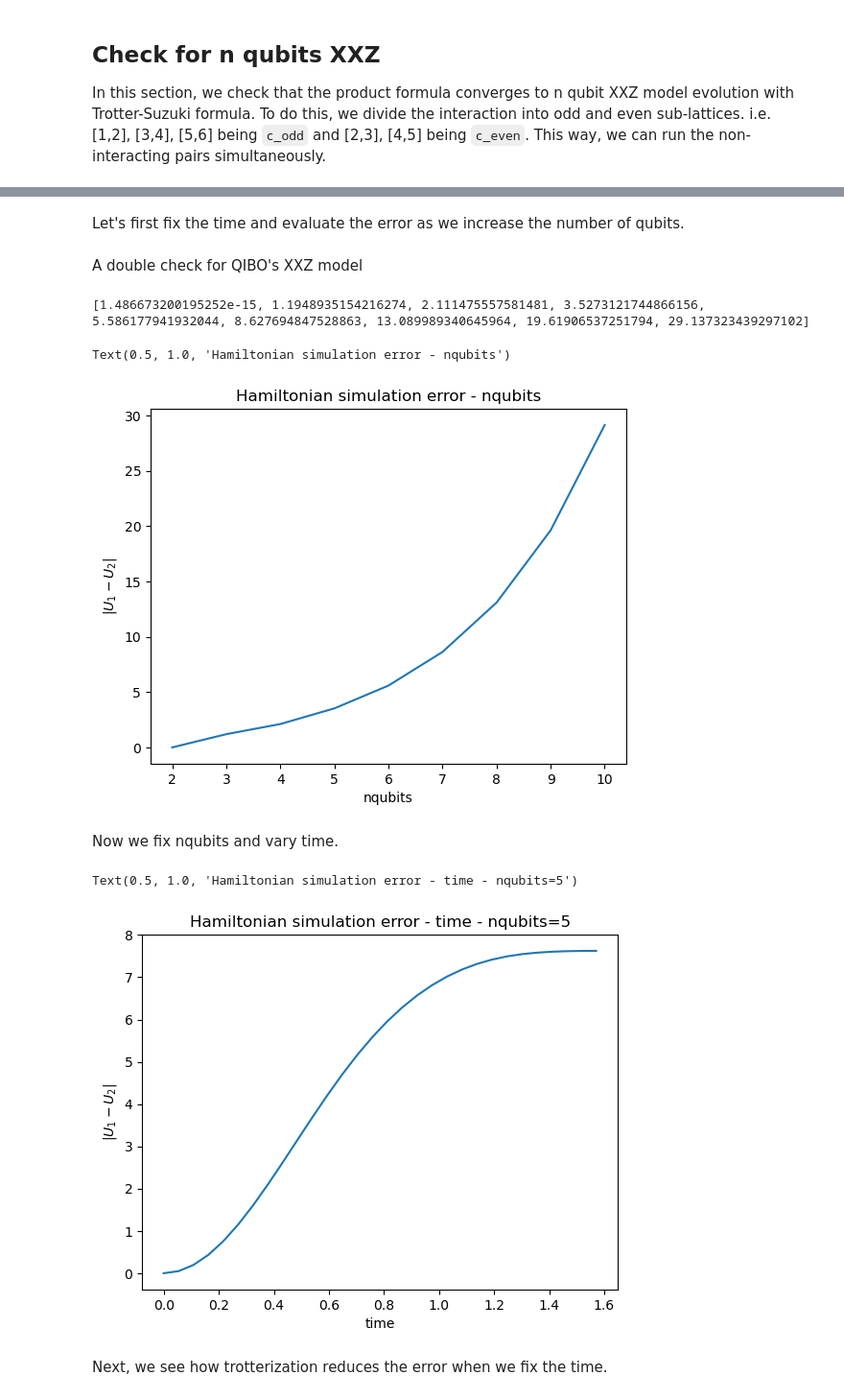
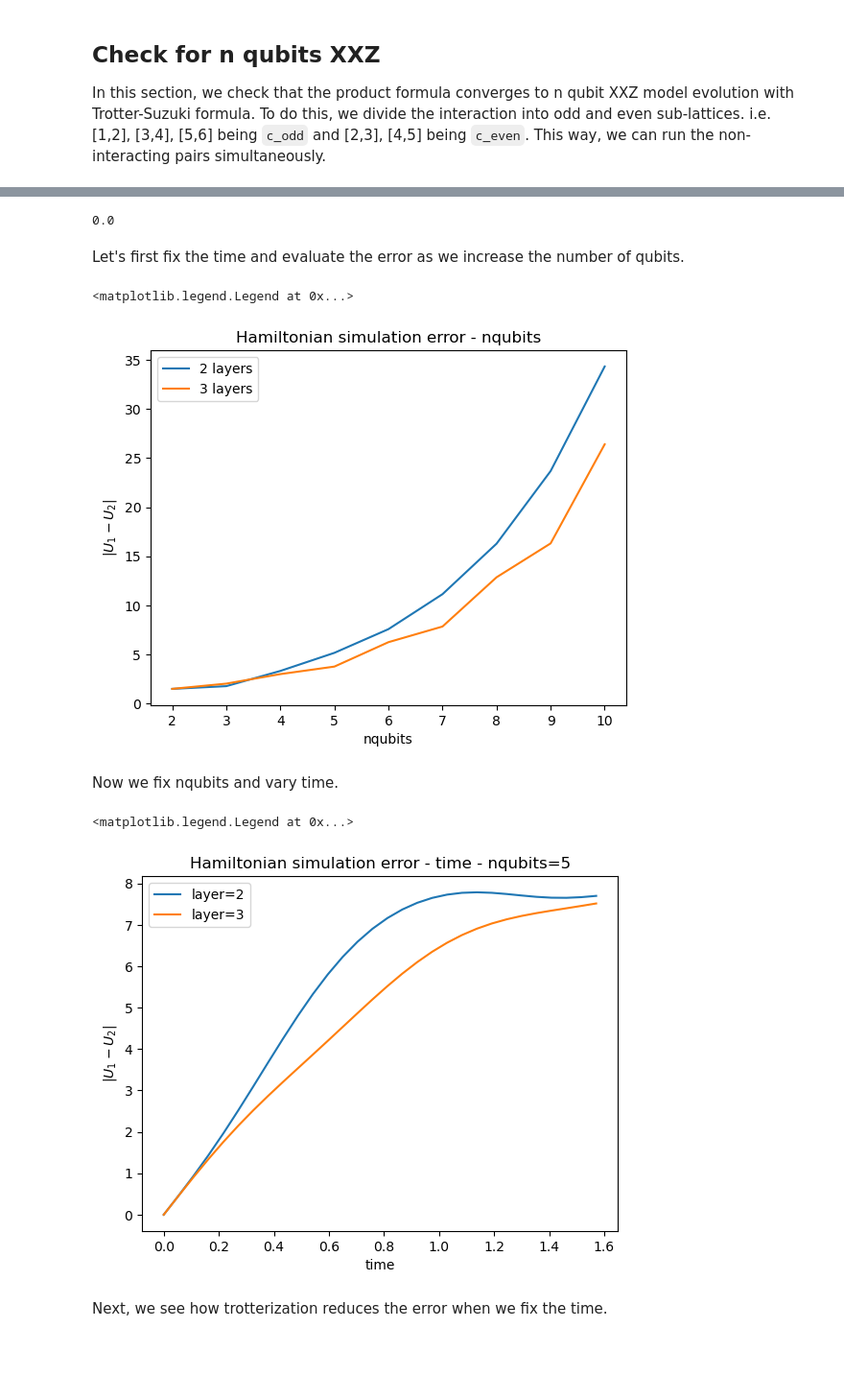
Before and after one commit to qiboteam/boostvqe, a Jupyter notebook: notebooks/quantinuum_native_gate_compilation.ipynb, the cells around one changed output, grey strips where cells are left out. Shown: that part at 96% size. Drawn from its saved outputs; the diff is of its cells as text; code cells hidden in the pictures; blank space fills up the shorter version.

```diff
--- a/notebooks/quantinuum_native_gate_compilation.ipynb
+++ b/notebooks/quantinuum_native_gate_compilation.ipynb
@@ -258,7 +362,11 @@ def XXZ_decomposition(nqubits, t, delta=0.5, qc=None):
+# %%
+H_qibo = hamiltonians.XXZ(8, 0.5).matrix
+H_tensor = construct_XXZ(8, 0.5, 'periodic')
+print(np.linalg.norm(H_qibo - H_tensor))
+# %% [output]
+0.0
 # %% [markdown]
 Let's first fix the time and evaluate the error as we increase the number of qubits.
-# %% [markdown]
-A double check for QIBO's XXZ model
 # %%
 test_qubits = [2,3,4,5,6,7,8,9,10]
 t = np.pi/6
@@ -268,15 +378,13 @@ diff = [np.linalg.norm(U1[i]-U2[i]) for i in range(len(test_qubits))]
-# %%
-print(diff)
-# %% [output]
-[1.486673200195252e-15, 1.1948935154216274, 2.111475557581481, 3.5273121744866156, 5.586177941932044, 8.627694847528863, 13.089989340645964, 19.61906537251794, 29.137323439297102]
 # %%
-plt.plot(test_qubits, diff)
+plt.plot(test_qubits, diff_12, label='2 layers')
+plt.plot(test_qubits, diff_13, label='3 layers')
 plt.xlabel('nqubits')
 plt.ylabel(r'$|U_1-U_2|$')
 plt.title('Hamiltonian simulation error - nqubits')
+plt.legend()
 # %% [output]
-Text(0.5, 1.0, 'Hamiltonian simulation error - nqubits')
+<matplotlib.legend.Legend at 0x...>
-[figure, old version]
+[figure, new version]
 # %% [markdown]
 Now we fix nqubits and vary time.
 # %%
@@ -284,16 +392,20 @@ nqubits = 5
 test_t = np.linspace(0, np.pi/2, 30)
 U1 = [scipy.linalg.expm(1j*t*(construct_XXZ(nqubits,delta))) for t in test_t]
 U2 = [XXZ_decomposition(nqubits, t, delta).get_unitary() for t in test_t]
-diff = [np.linalg.norm(U1[i]-U2[i]) for i in range(len(test_t))]
+U3 = [XXZ_decomposition(nqubits, t, delta, layer=3).get_unitary() for t in test_t]
+diff_12 = [np.linalg.norm(U1[i]-U2[i]) for i in range(len(test_t))]
+diff_13 = [np.linalg.norm(U1[i]-U3[i]) for i in range(len(test_t))]
 # %%
-plt.plot(test_t, diff)
+plt.plot(test_t, diff_12, label='layer=2')
+plt.plot(test_t, diff_13, label='layer=3')
 # plt.yscale('log')
 plt.xlabel('time')
 plt.ylabel(r'$|U_1-U_2|$')
 plt.title('Hamiltonian simulation error - time - nqubits=5')
+plt.legend()
 # %% [output]
-Text(0.5, 1.0, 'Hamiltonian simulation error - time - nqubits=5')
+<matplotlib.legend.Legend at 0x...>
-[figure, old version]
+[figure, new version]
 # %% [markdown]
 Next, we see how trotterization reduces the error when we fix the time.
 # %%
```
Also changed, not shown: parts of 19 cells of this notebook.
